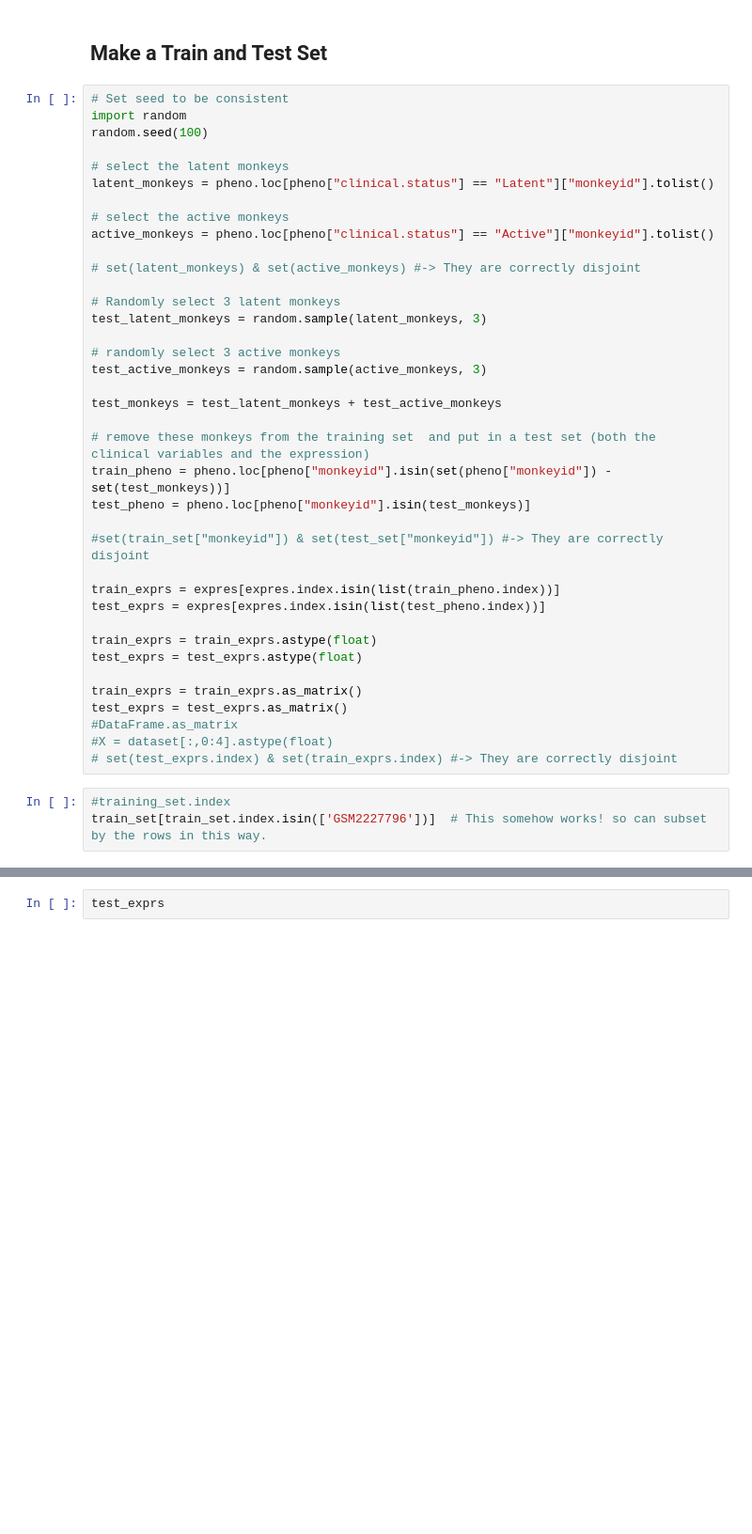
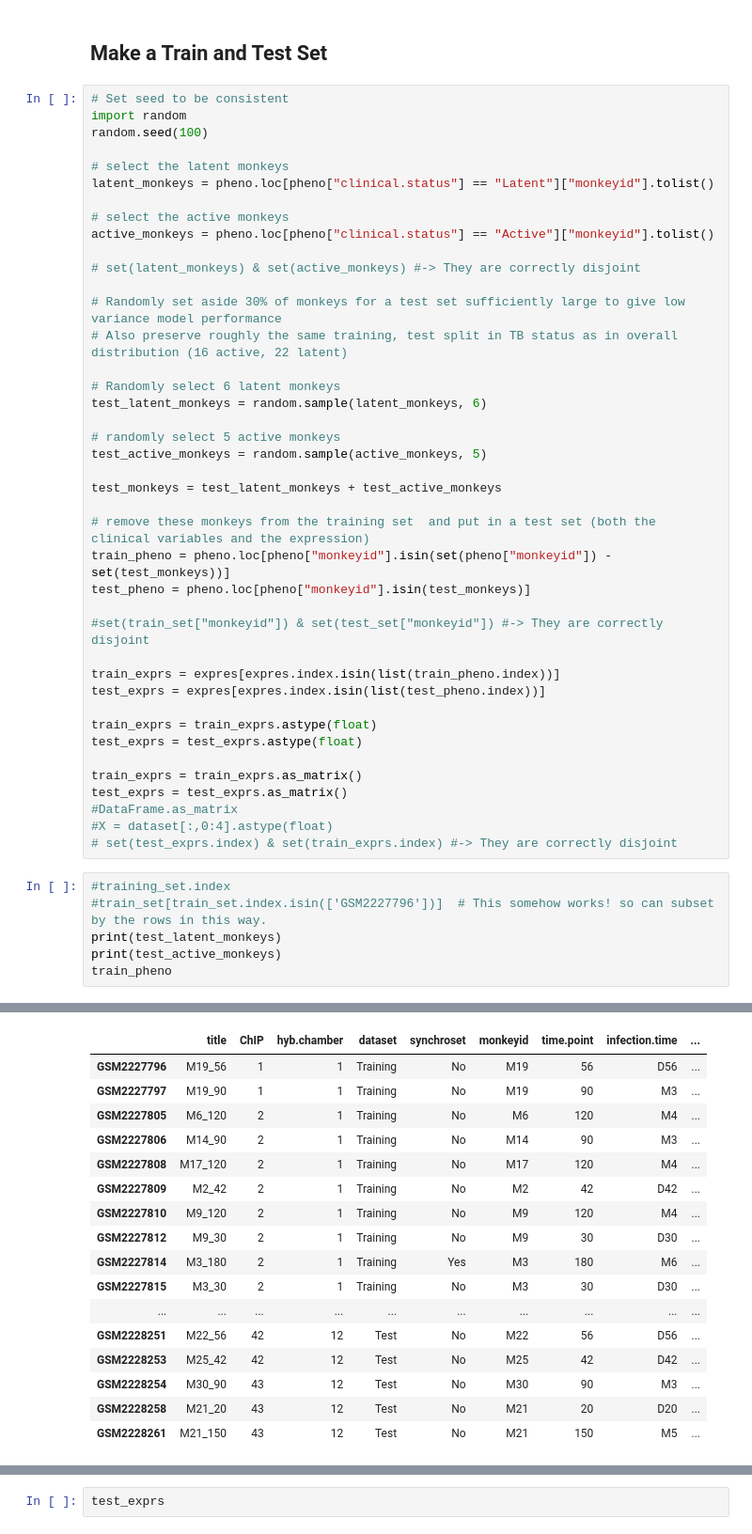
Before and after one commit to remi10001/TB, a Jupyter notebook: Monkey_analysis_python.ipynb, the cells around one changed output, grey strips where cells are left out. Shown: that part at 94% size. Saved outputs shown, nothing was run; the diff lists cells and outputs as text; blank space fills up the shorter version.

```diff
--- a/Monkey_analysis_python.ipynb
+++ b/Monkey_analysis_python.ipynb
@@ -73,11 +74,14 @@ active_monkeys = pheno.loc[pheno["clinical.status"] == "Active"]["monkeyid"].tol
 
 # set(latent_monkeys) & set(active_monkeys) #-> They are correctly disjoint
 
-# Randomly select 3 latent monkeys
-test_latent_monkeys = random.sample(latent_monkeys, 3)
+# Randomly set aside 30% of monkeys for a test set sufficiently large to give low variance model performance
+# Also preserve roughly the same training, test split in TB status as in overall distribution (16 active, 22 latent)
 
-# randomly select 3 active monkeys
-test_active_monkeys = random.sample(active_monkeys, 3)
+# Randomly select 6 latent monkeys
+test_latent_monkeys = random.sample(latent_monkeys, 6)
+
+# randomly select 5 active monkeys
+test_active_monkeys = random.sample(active_monkeys, 5)
 
 test_monkeys = test_latent_monkeys + test_active_monkeys
 
@@ -100,5 +104,8 @@ test_exprs = test_exprs.as_matrix()
 # set(test_exprs.index) & set(train_exprs.index) #-> They are correctly disjoint
 # %%
 #training_set.index
-train_set[train_set.index.isin(['GSM2227796'])]  # This somehow works! so can subset by the rows in this way.
+#train_set[train_set.index.isin(['GSM2227796'])]  # This somehow works! so can subset by the rows in this way.
+print(test_latent_monkeys)
+print(test_active_monkeys)
+train_pheno
 # %% [output]
@@ -105,0 +114,17 @@ NameError: name 'train_set' is not defined
+|  | title | ChIP | hyb.chamber | dataset | synchroset | monkeyid | time.point | infection.time | ... |
+| GSM2227796 | M19_56 | 1 | 1 | Training | No | M19 | 56 | D56 | ... |
+| GSM2227797 | M19_90 | 1 | 1 | Training | No | M19 | 90 | M3 | ... |
+| GSM2227805 | M6_120 | 2 | 1 | Training | No | M6 | 120 | M4 | ... |
+| GSM2227806 | M14_90 | 2 | 1 | Training | No | M14 | 90 | M3 | ... |
+| GSM2227808 | M17_120 | 2 | 1 | Training | No | M17 | 120 | M4 | ... |
+| GSM2227809 | M2_42 | 2 | 1 | Training | No | M2 | 42 | D42 | ... |
+| GSM2227810 | M9_120 | 2 | 1 | Training | No | M9 | 120 | M4 | ... |
+| GSM2227812 | M9_30 | 2 | 1 | Training | No | M9 | 30 | D30 | ... |
+| GSM2227814 | M3_180 | 2 | 1 | Training | Yes | M3 | 180 | M6 | ... |
+| GSM2227815 | M3_30 | 2 | 1 | Training | No | M3 | 30 | D30 | ... |
+| ... | ... | ... | ... | ... | ... | ... | ... | ... | ... |
+| GSM2228251 | M22_56 | 42 | 12 | Test | No | M22 | 56 | D56 | ... |
+| GSM2228253 | M25_42 | 42 | 12 | Test | No | M25 | 42 | D42 | ... |
+| GSM2228254 | M30_90 | 43 | 12 | Test | No | M30 | 90 | M3 | ... |
+| GSM2228258 | M21_20 | 43 | 12 | Test | No | M21 | 20 | D20 | ... |
+| GSM2228261 | M21_150 | 43 | 12 | Test | No | M21 | 150 | M5 | ... |
```
Also changed, not shown: parts of 2 cells of this notebook, 2 other files.
